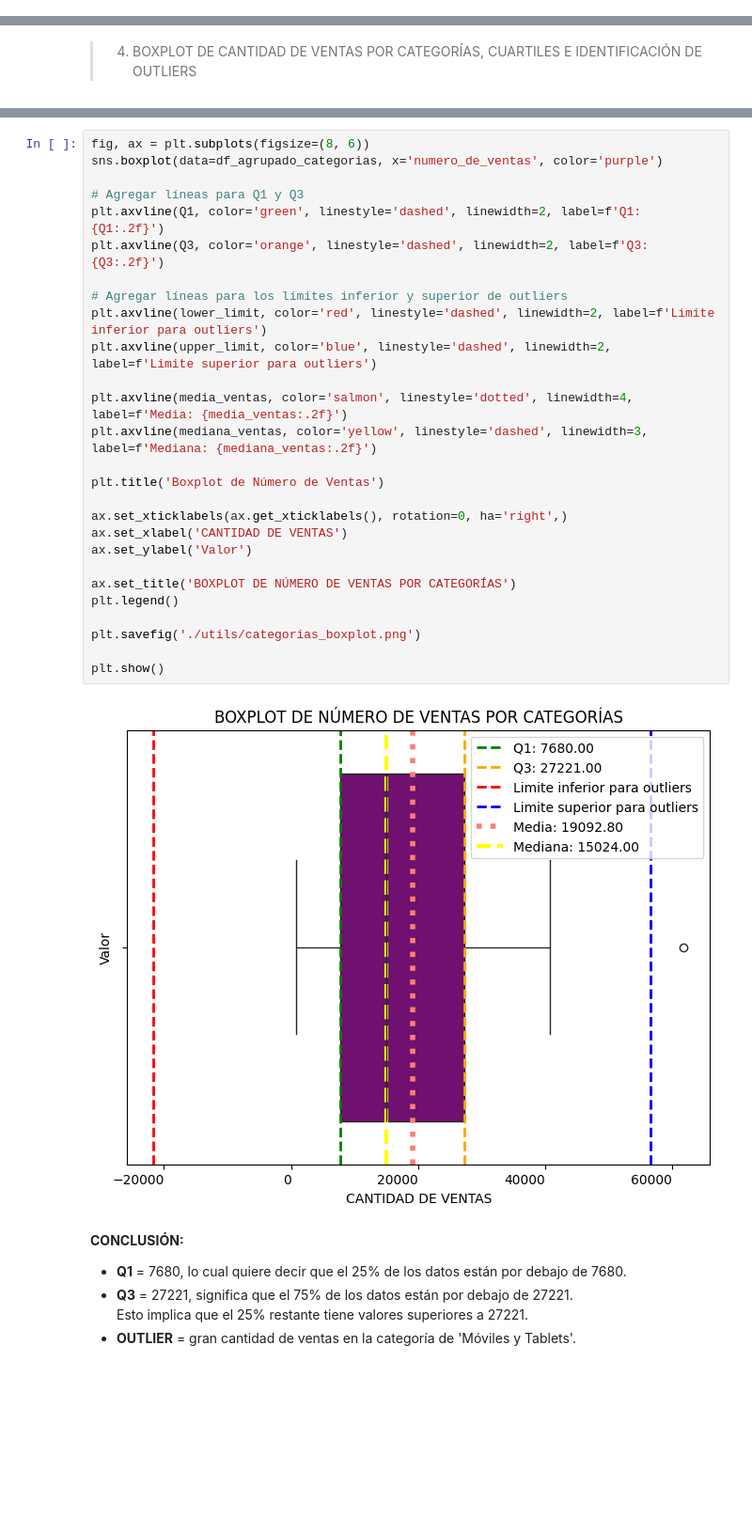
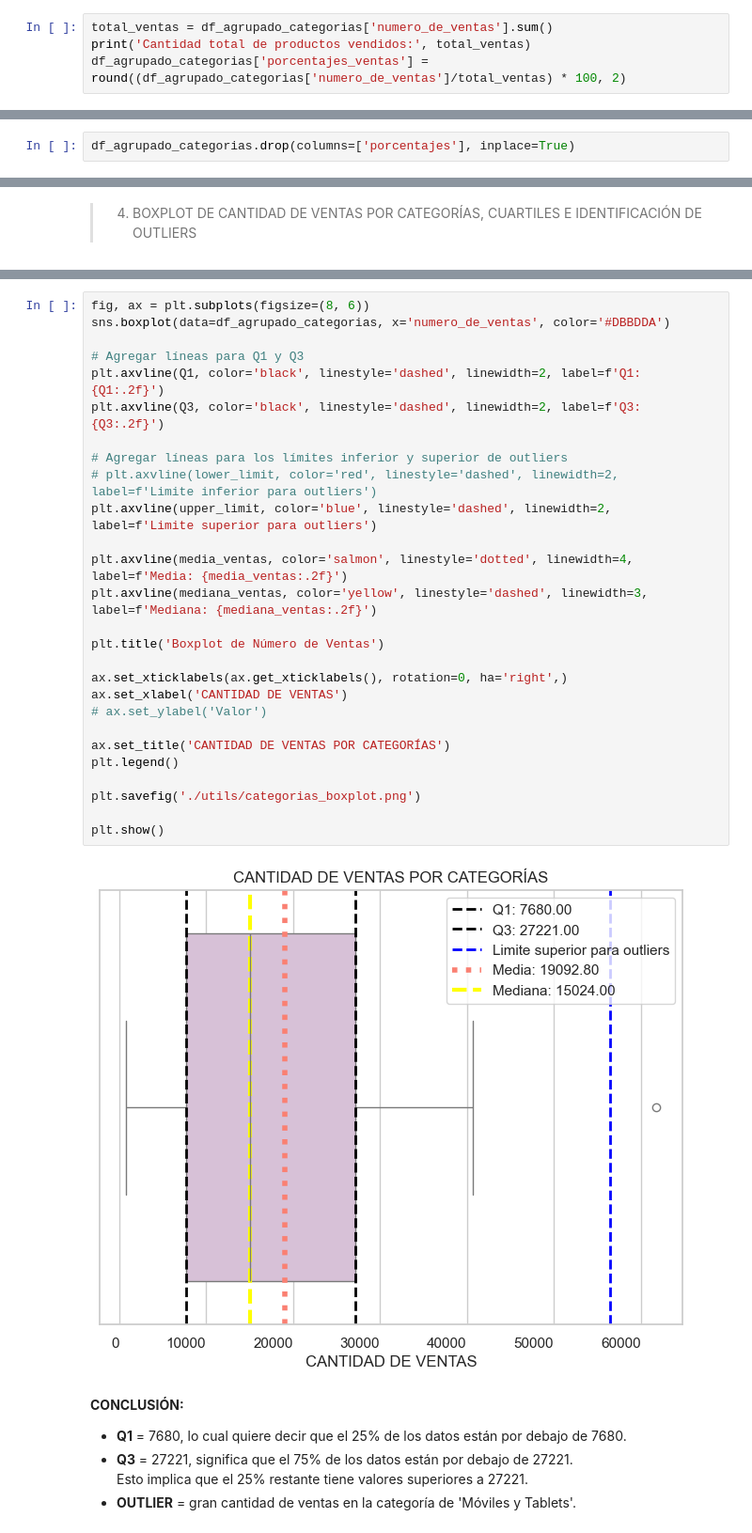
Before and after one commit to XimenaPO/EDA_Online_Sales_USA, a Jupyter notebook: src/EDA_Ventas_Online_USA.ipynb, the cells around one changed output, grey strips where cells are left out. Shown at 94% size. Drawn from its saved outputs; the diff is of its cells as text; blank space fills up the shorter version.

```diff
--- a/src/EDA_Ventas_Online_USA.ipynb
+++ b/src/EDA_Ventas_Online_USA.ipynb
@@ -441,3 +452,7 @@ df_agrupado_categorias.sort_values(by='numero_de_ventas', ascending=False).reset
 | 12 | Niños y Bebés | 6492 |
 | 13 | Escuela y Educación | 1090 |
 | 14 | Libros | 814 |
+# %%
+total_ventas = df_agrupado_categorias['numero_de_ventas'].sum()
+print('Cantidad total de productos vendidos:', total_ventas)
+df_agrupado_categorias['porcentajes_ventas'] = round((df_agrupado_categorias['numero_de_ventas']/total_ventas) * 100, 2)
@@ -444,3 +461,5 @@ df_agrupado_categorias.sort_values(by='numero_de_ventas', ascending=False).reset
+# %%
+df_agrupado_categorias.drop(columns=['porcentajes'], inplace=True)
 # %% [markdown]
 > #### ***HIGHLIGHTS SOBRE CATEGORÍAS:***
 
@@ -513,32 +532,32 @@ La categoría que se considera outlier es la siguiente:
 # %%
 fig, ax = plt.subplots(figsize=(8, 6))
-sns.boxplot(data=df_agrupado_categorias, x='numero_de_ventas', color='purple')
+sns.boxplot(data=df_agrupado_categorias, x='numero_de_ventas', color='#DBBDDA')
 
 # Agregar líneas para Q1 y Q3
-plt.axvline(Q1, color='green', linestyle='dashed', linewidth=2, label=f'Q1: {Q1:.2f}')
-plt.axvline(Q3, color='orange', linestyle='dashed', linewidth=2, label=f'Q3: {Q3:.2f}')
+plt.axvline(Q1, color='black', linestyle='dashed', linewidth=2, label=f'Q1: {Q1:.2f}')
+plt.axvline(Q3, color='black', linestyle='dashed', linewidth=2, label=f'Q3: {Q3:.2f}')
 
 # Agregar líneas para los límites inferior y superior de outliers
-plt.axvline(lower_limit, color='red', linestyle='dashed', linewidth=2, label=f'Limite inferior para outliers')
+# plt.axvline(lower_limit, color='red', linestyle='dashed', linewidth=2, label=f'Limite inferior para outliers')
 plt.axvline(upper_limit, color='blue', linestyle='dashed', linewidth=2, label=f'Limite superior para outliers')
 
 plt.axvline(media_ventas, color='salmon', linestyle='dotted', linewidth=4, label=f'Media: {media_ventas:.2f}')
 plt.axvline(mediana_ventas, color='yellow', linestyle='dashed', linewidth=3, label=f'Mediana: {mediana_ventas:.2f}')
 
 plt.title('Boxplot de Número de Ventas')
 
 ax.set_xticklabels(ax.get_xticklabels(), rotation=0, ha='right',)
 ax.set_xlabel('CANTIDAD DE VENTAS')
-ax.set_ylabel('Valor')
+# ax.set_ylabel('Valor')
 
-ax.set_title('BOXPLOT DE NÚMERO DE VENTAS POR CATEGORÍAS')
+ax.set_title('CANTIDAD DE VENTAS POR CATEGORÍAS')
 plt.legend()
 
 plt.savefig('./utils/categorias_boxplot.png')
 
 plt.show()
 # %% [output]
-[figure, old version]
+[figure, new version]
 # %% [markdown]
 **CONCLUSIÓN:**
 
```
Also changed, not shown: parts of 49 cells of this notebook, 22 other files.
